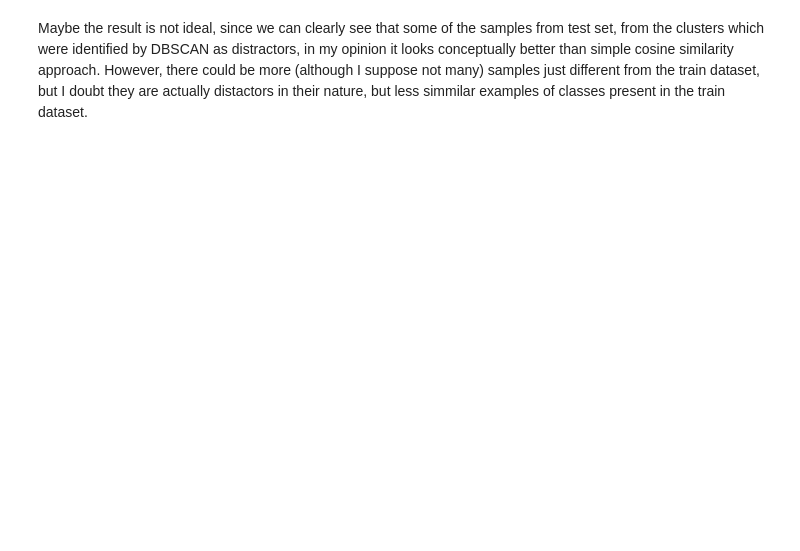
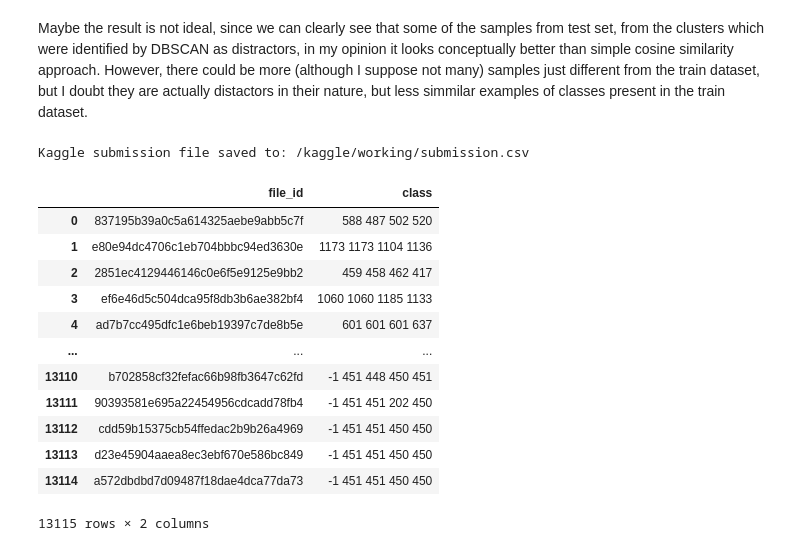
Before and after one commit to Reennon/cv-lab-4, a Jupyter notebook: notebooks/ucu-cv-hw-4-pretrained-inference-clip-e-2-e.ipynb, the cells around one changed output. Drawn from its saved outputs; the diff is of its cells as text; code cells hidden in the pictures; blank space fills up the shorter version.

Commit message:
Kaggle Notebook | UCU-CV-HW-4-Pretrained-Inference-Clip-E-2-E | Version 2

```diff
--- a/notebooks/ucu-cv-hw-4-pretrained-inference-clip-e-2-e.ipynb
+++ b/notebooks/ucu-cv-hw-4-pretrained-inference-clip-e-2-e.ipynb
@@ -350,10 +373,21 @@ import torch
 import torch.nn.functional as F
 from tqdm import tqdm
 import pandas as pd
+import numpy as np
 
 # Step 4: Predict top-5 classes for non-distractors (DBSCAN + Cosine Similarity) in batches
-def predict_top_5_with_distractors_batched(image_embeddings, class_embeddings, distractor_array, test_file_ids, classes, batch_size=64):
+def predict_top_5_with_distractors_batched(image_embeddings, class_embeddings, distractor_indices, test_file_ids, class_indices, batch_size=64):
     predictions = {}
+
+    # Adjust distractor indices to align with test indices
+    distractor_set = set(distractor_indices)  # Convert to set for fast lookup
+    test_index_mapping = {idx: i for i, idx in enumerate(test_indices)}  # Map all_labels to test set indices
+
+    # Create boolean mask for distractors
+    distractor_mask = np.zeros(len(test_file_ids), dtype=bool)
+    for idx in distractor_indices:
+        if idx in test_index_mapping:  # Only map valid test indices
+            distractor_mask[test_index_mapping[idx]] = True
 
     # Ensure embeddings are on the same device
     device = image_embeddings.device
@@ -365,8 +399,8 @@ def predict_top_5_with_distractors_batched(image_embeddings, class_embeddings, d
         batch_indices = range(batch_start, batch_end)
 
         # Extract batch data
-        batch_embeddings = image_embeddings[batch_indices]
-        batch_distractors = distractor_array[batch_indices]
+        batch_embeddings = image_embeddings[batch_start:batch_end]
+        batch_distractor_mask = distractor_mask[batch_start:batch_end]
         batch_file_ids = test_file_ids[batch_start:batch_end]
 
         # Compute cosine similarity for the batch
@@ -375,26 +409,28 @@ def predict_top_5_with_distractors_batched(image_embeddings, class_embeddings, d
         # Generate predictions for the batch
         for i, file_id in enumerate(batch_file_ids):
             # Get top-5 classes based on similarity
-            top_4_indices = torch.topk(similarities[i], 4).indices.tolist()  # Top 4 from classes
-            top_4_classes = [classes[j] for j in top_4_indices]
+            top_4_indices = torch.topk(similarities[i], 4).indices.tolist()  # Top 4 from class embeddings
+            top_4_classes = [class_indices[j] for j in top_4_indices]
 
-            if batch_distractors[i] == 1:  # If distractor, prepend -1
+            if batch_distractor_mask[i]:  # If distractor, prepend -1
                 predictions[file_id] = [-1] + top_4_classes
             else:  # Otherwise, just top-4 predictions
                 predictions[file_id] = top_4_classes
 
     return predictions
 
+# Generate a mapping from class embeddings to their corresponding classes
+class_indices = train_df['class'].values
+
 # Step 5: Generate predictions using batch processing
-classes = train_df['class'].unique()
 batch_size = 512  # Adjust batch size to your memory constraints
 
 test_predictions = predict_top_5_with_distractors_batched(
     test_embeddings,
     train_embeddings,
-    distractor_mask,
+    distractor_indices,
     test_file_ids,
-    classes,
+    class_indices,
     batch_size=batch_size
 )
 
@@ -409,3 +445,21 @@ submission_file_path = "/kaggle/working/submission.csv"
 submission_df.to_csv(submission_file_path, index=False)
 
 print(f"Kaggle submission file saved to: {submission_file_path}")
+# %% [output]
+Kaggle submission file saved to: /kaggle/working/submission.csv
+# %%
+submission_df
+# %% [output]
+|  | file_id | class |
+| 0 | 837195b39a0c5a614325aebe9abb5c7f | 588 487 502 520 |
+| 1 | e80e94dc4706c1eb704bbbc94ed3630e | 1173 1173 1104 1136 |
+| 2 | 2851ec4129446146c0e6f5e9125e9bb2 | 459 458 462 417 |
+| 3 | ef6e46d5c504dca95f8db3b6ae382bf4 | 1060 1060 1185 1133 |
+| 4 | ad7b7cc495dfc1e6beb19397c7de8b5e | 601 601 601 637 |
+| ... | ... | ... |
+| 13110 | b702858cf32fefac66b98fb3647c62fd | -1 451 448 450 451 |
+| 13111 | 90393581e695a22454956cdcadd78fb4 | -1 451 451 202 450 |
+| 13112 | cdd59b15375cb54ffedac2b9b26a4969 | -1 451 451 450 450 |
+| 13113 | d23e45904aaea8ec3ebf670e586bc849 | -1 451 451 450 450 |
+| 13114 | a572dbdbd7d09487f18dae4dca77da73 | -1 451 451 450 450 |
+13115 rows × 2 columns
```
Also changed, not shown: parts of 8 cells of this notebook.
